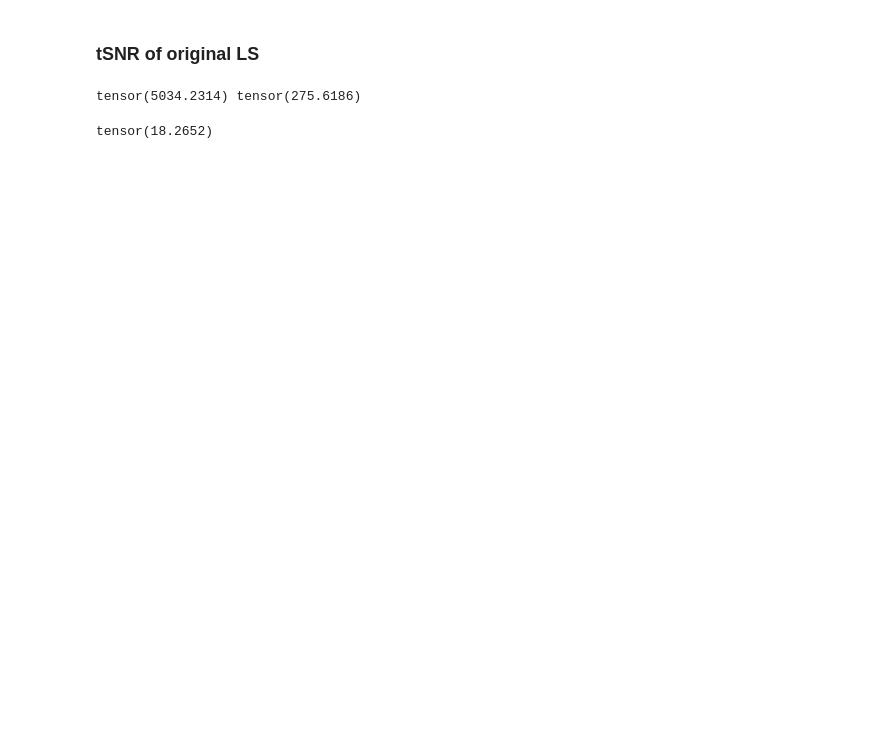
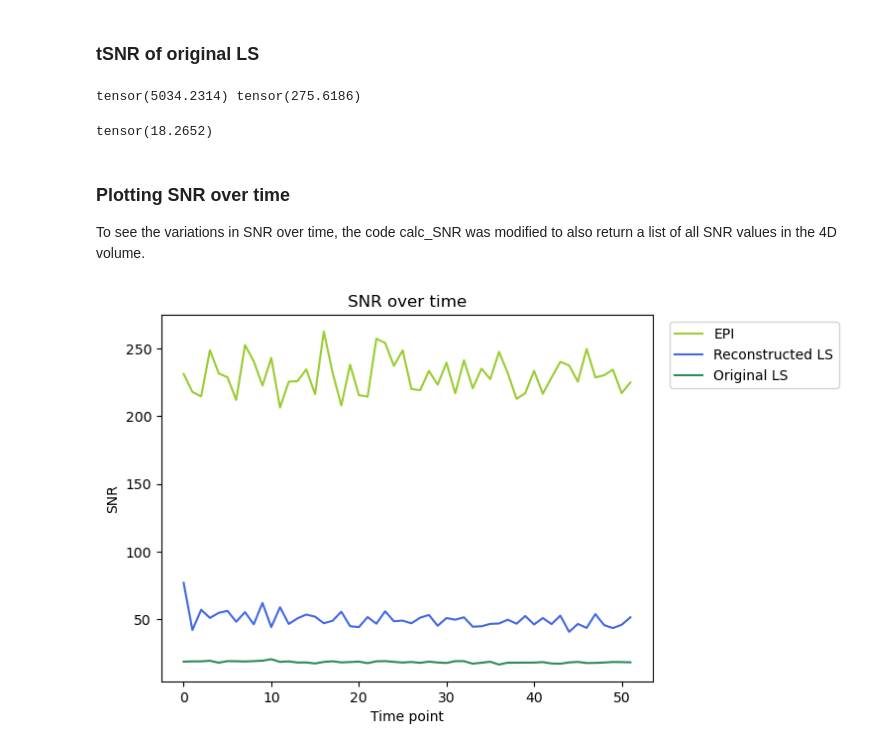
Before and after one commit to CarolinePernille/MasterThesis_DL_LS, a Jupyter notebook: 4D-models/4D_SNR.ipynb, the cells around one changed output. Drawn from its saved outputs; the diff is of its cells as text; code cells hidden in the pictures; blank space fills up the shorter version.

Commit message:
Added SNR plot

```diff
--- a/4D-models/4D_SNR.ipynb
+++ b/4D-models/4D_SNR.ipynb
@@ -384,3 +136,7 @@ calc_SNR(image=orig_LS_img, image_type='LS')
 # %% [output]
 tensor(5034.2314) tensor(275.6186)
 tensor(18.2652)
+# %% [markdown]
+### Plotting SNR over time
+
+To see the variations in SNR over time, the code calc_SNR was modified to also return a list of all SNR values in the 4D volume.
@@ -386,0 +178,17 @@ tensor(18.2652)
+# %%
+epi_snr = plot_SNR(image=true0, image_type='EPI')
+recon_snr = plot_SNR(image=preds0, image_type='Recon')
+ls_snr = plot_SNR(image=orig_LS_img, image_type='LS')
+# %%
+x_values = [i for i in range(true0.shape[0])] # x values for plotting purposes
+
+plt.plot(x_values, epi_snr, label = 'EPI', color = 'yellowgreen')
+plt.plot(x_values, recon_snr, label = 'Reconstructed LS', color='royalblue')
+plt.plot(x_values, ls_snr, label = 'Original LS', color = 'seagreen')
+plt.legend(bbox_to_anchor =(1.02,1))
+plt.title('SNR over time')
+plt.xlabel('Time point')
+plt.ylabel('SNR')
+plt.show()
+# %% [output]
+[figure, added]
```
Also changed, not shown: parts of 15 cells of this notebook.
